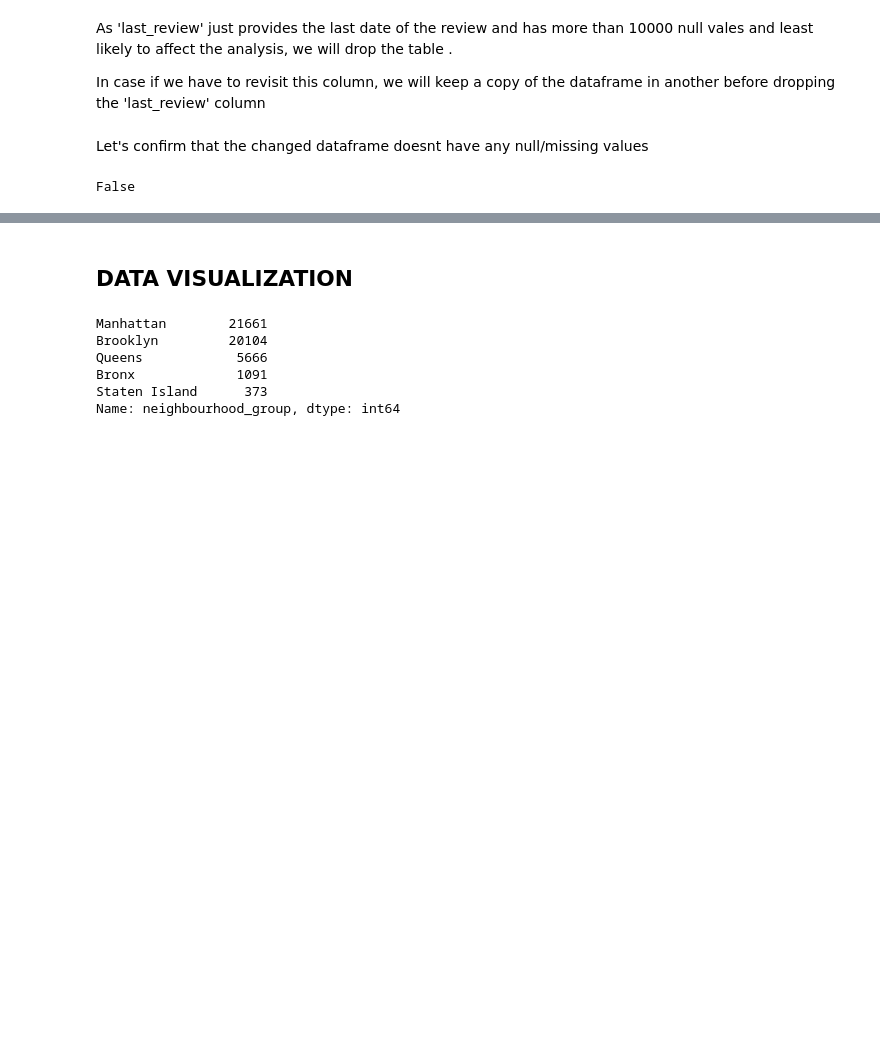
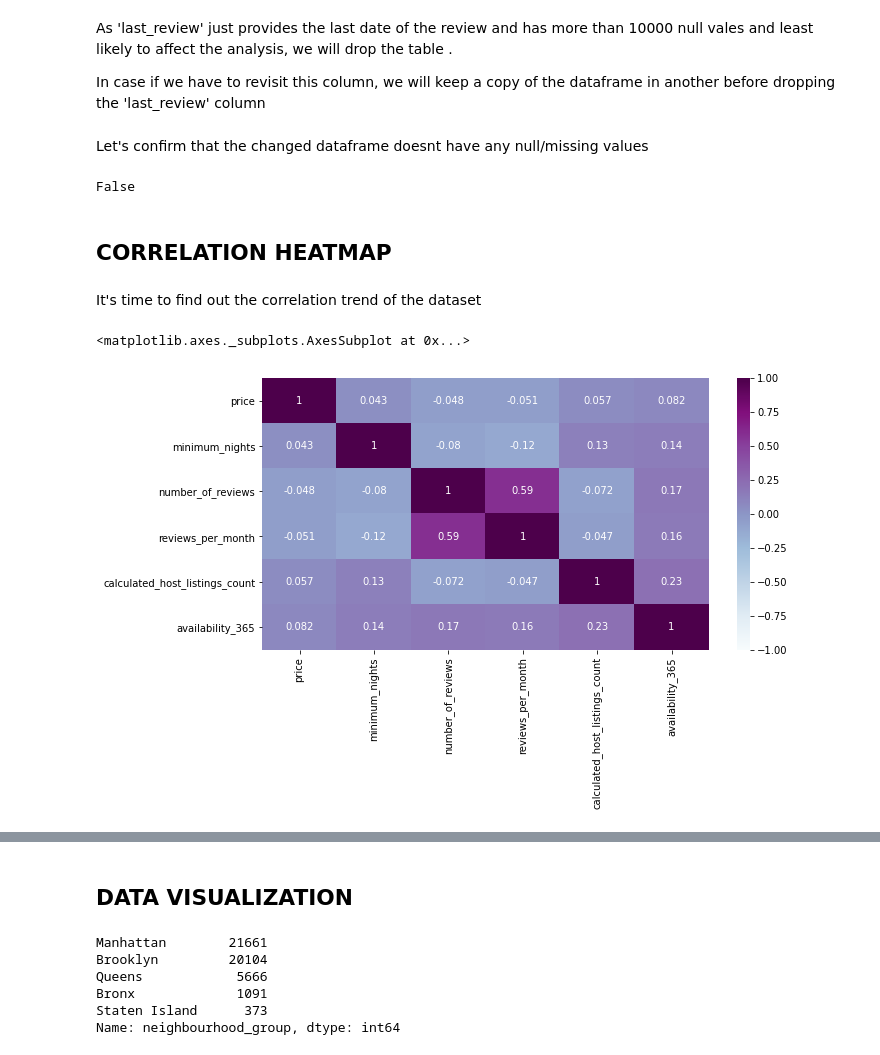
Before and after one commit to NayanaPradeep/Airbnb-Bookings-Analysis, a Jupyter notebook: Airbnb_Bookings_Analysis_Capstone_Project.ipynb, the cells around one changed output, grey strips where cells are left out. Cells and saved outputs as stored; diff of their text form; code cells hidden in the pictures; blank space fills up the shorter version.

Commit message:
Commit - 8 ;Correlation Mapping

```diff
--- a/Airbnb_Bookings_Analysis_Capstone_Project.ipynb
+++ b/Airbnb_Bookings_Analysis_Capstone_Project.ipynb
@@ -273,3 +273,15 @@ Let's confirm that the changed dataframe doesnt have any null/missing values
 airbnb_df.isnull().values.any()
 # %% [output]
 False
+# %% [markdown]
+## **CORRELATION HEATMAP**
+# %% [markdown]
+It's time to find out the correlation trend of the dataset
+# %%
+#Creating a new dataframe with relevant numerical values  for checking the correlation
+corr_df = airbnb_df[['price', 'minimum_nights', 'number_of_reviews', 'reviews_per_month', 'calculated_host_listings_count','availability_365']]
+plt.figure(figsize=(10,5))
+sns.heatmap(corr_df.corr(), vmin=-1, cmap='BuPu', annot=True)
+# %% [output]
+<matplotlib.axes._subplots.AxesSubplot at 0x...>
+[figure, added]
```
Also changed, not shown: parts of 14 cells of this notebook.
